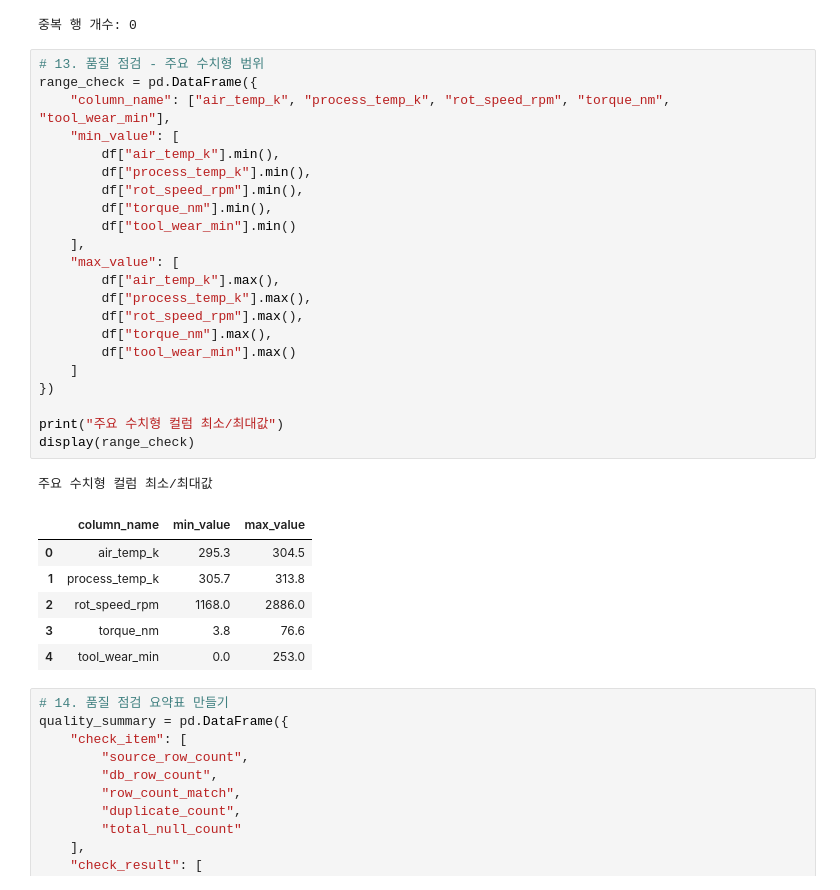
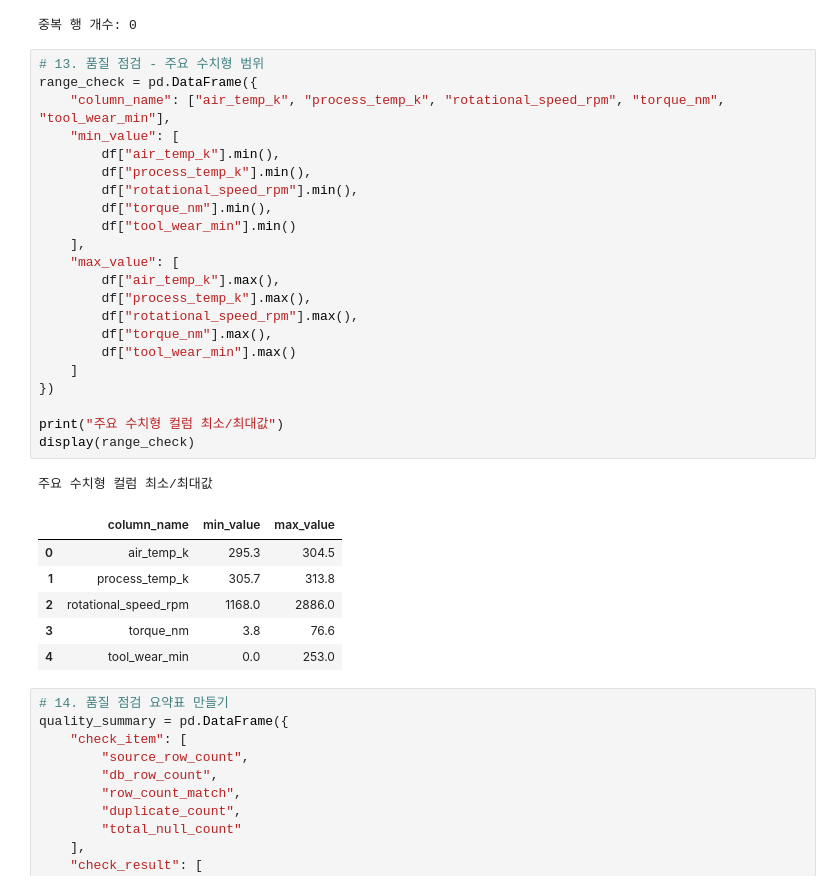
Before and after one commit to sungback/DS01, a Jupyter notebook: work/03_sql2.ipynb, the cells around one changed output. Cells and saved outputs as stored; diff of their text form.

```diff
--- a/work/03_sql2.ipynb
+++ b/work/03_sql2.ipynb
@@ -186,31 +208,31 @@ print("중복 행 개수:", duplicate_count)
 # %%
 # 13. 품질 점검 - 주요 수치형 범위
 range_check = pd.DataFrame({
-    "column_name": ["air_temp_k", "process_temp_k", "rot_speed_rpm", "torque_nm", "tool_wear_min"],
+    "column_name": ["air_temp_k", "process_temp_k", "rotational_speed_rpm", "torque_nm", "tool_wear_min"],
     "min_value": [
         df["air_temp_k"].min(),
         df["process_temp_k"].min(),
-        df["rot_speed_rpm"].min(),
+        df["rotational_speed_rpm"].min(),
         df["torque_nm"].min(),
         df["tool_wear_min"].min()
     ],
     "max_value": [
         df["air_temp_k"].max(),
         df["process_temp_k"].max(),
-        df["rot_speed_rpm"].max(),
+        df["rotational_speed_rpm"].max(),
         df["torque_nm"].max(),
         df["tool_wear_min"].max()
     ]
 })
 
 print("주요 수치형 컬럼 최소/최대값")
 display(range_check)
 # %% [output]
 주요 수치형 컬럼 최소/최대값
 |  | column_name | min_value | max_value |
 | 0 | air_temp_k | 295.3 | 304.5 |
 | 1 | process_temp_k | 305.7 | 313.8 |
-| 2 | rot_speed_rpm | 1168.0 | 2886.0 |
+| 2 | rotational_speed_rpm | 1168.0 | 2886.0 |
 | 3 | torque_nm | 3.8 | 76.6 |
 | 4 | tool_wear_min | 0.0 | 253.0 |
 # %%
```
Also changed, not shown: parts of 9 cells of this notebook, 11 other files.
